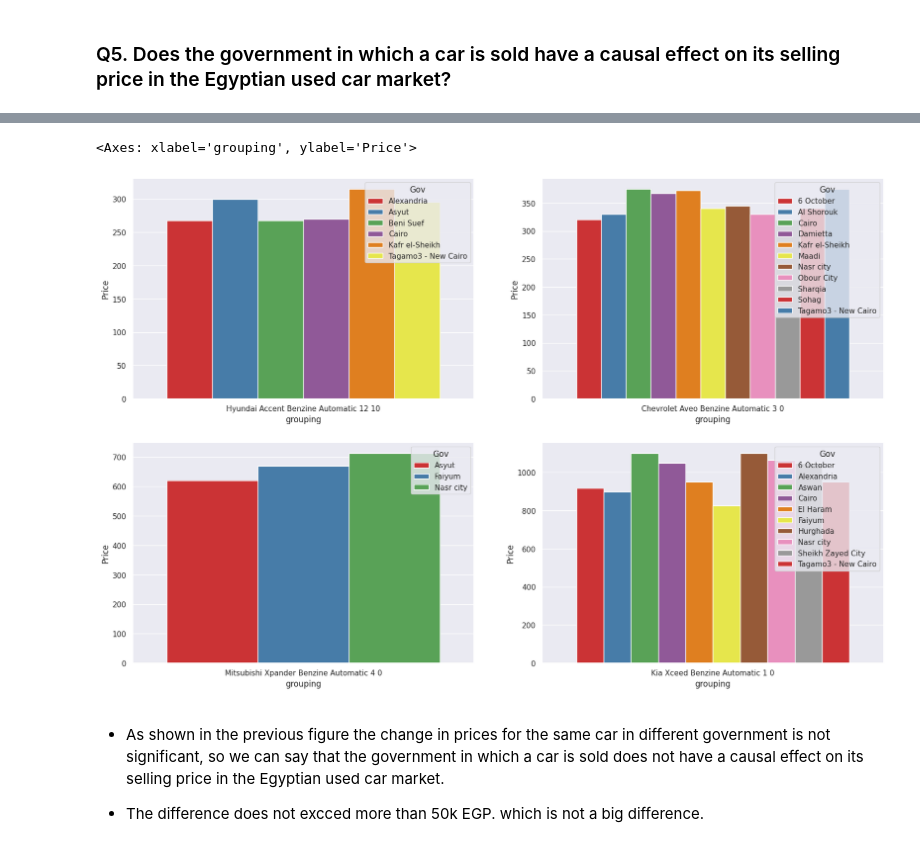
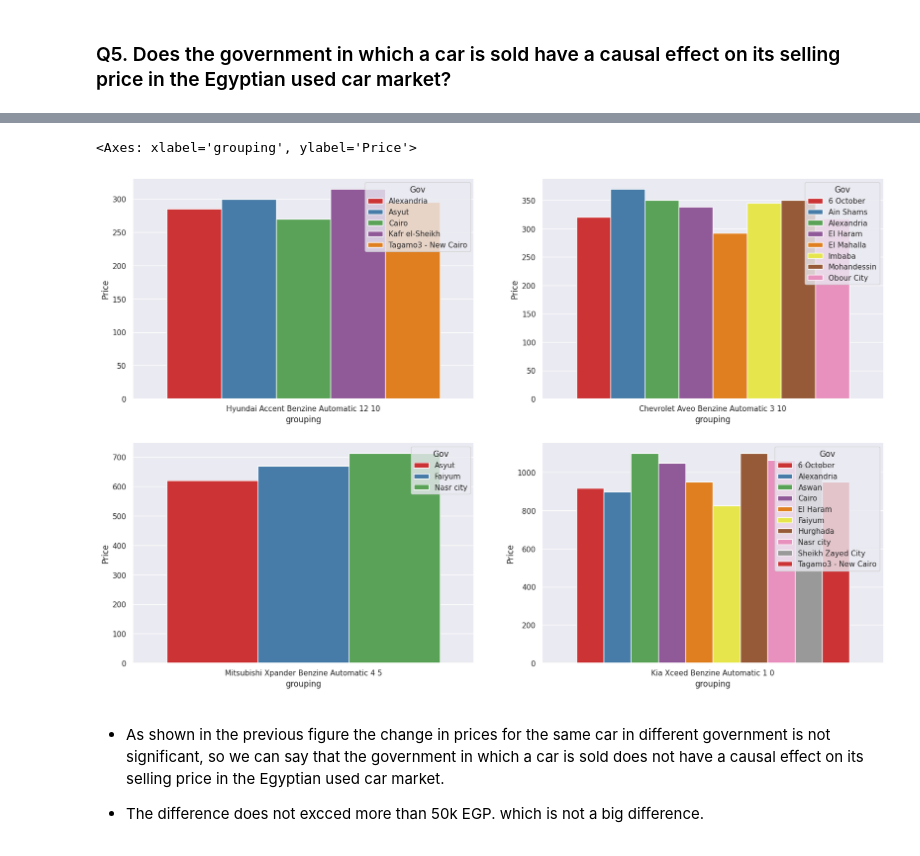
Before and after one commit to Yousif-Ahmed/Sayarty, a Jupyter notebook: Sayarty.ipynb, the cells around one changed output, grey strips where cells are left out. Saved outputs shown, nothing was run; the diff lists cells and outputs as text; code cells hidden in the pictures.

Commit message:
Fix Kilometers group range

```diff
--- a/Sayarty.ipynb
+++ b/Sayarty.ipynb
@@ -593,7 +593,7 @@ Correlation coefficient: -0.25
 # Add kilometers group column to dataframe
 # In order to group the cars that have approximately the same kilometers (+- 10000)
 
-bin_size = 10
+bin_size = 5
 df_allfilled["Kilometers Group"] = df_allfilled["Kilometers"] // bin_size * bin_size
 df_allfilled["Kilometers Group"].unique()
 # %% [output]
@@ -624,13 +625,13 @@ gov_price[gov_price['Brand'] == 'Kia'].tail(10)
 # %%
 fig, axs = plt.subplots(2, 2, figsize=(20, 13))
 
 sns.categorical.barplot(ax = axs[0,0] ,x='grouping', y='Price', data=gov_price[(gov_price['grouping'] == 'Hyundai Accent Benzine Automatic 12 10')], hue='Gov', palette='Set1')
-sns.categorical.barplot(ax = axs[0,1] , x='grouping', y='Price', data=gov_price[(gov_price['grouping'] == 'Chevrolet Aveo Benzine Automatic 3 0')], hue='Gov', palette='Set1')
-sns.categorical.barplot(ax = axs[1,0] , x='grouping', y='Price', data=gov_price[(gov_price['grouping'] == 'Mitsubishi Xpander Benzine Automatic 4 0')], hue='Gov', palette='Set1')
+sns.categorical.barplot(ax = axs[0,1] , x='grouping', y='Price', data=gov_price[(gov_price['grouping'] == 'Chevrolet Aveo Benzine Automatic 3 10')], hue='Gov', palette='Set1')
+sns.categorical.barplot(ax = axs[1,0] , x='grouping', y='Price', data=gov_price[(gov_price['grouping'] == 'Mitsubishi Xpander Benzine Automatic 4 5')], hue='Gov', palette='Set1')
 sns.categorical.barplot(ax = axs[1,1] , x='grouping', y='Price', data=gov_price[(gov_price['grouping'] == 'Kia Xceed Benzine Automatic 1 0')], hue='Gov', palette='Set1')
 # %% [output]
 <Axes: xlabel='grouping', ylabel='Price'>
-[figure, old version]
+[figure, new version]
 # %% [markdown]
 -   As shown in the previous figure the change in prices for the same car in different government is not significant, so we can say that the government in which a car is sold does not have a causal effect on its selling price in the Egyptian used car market.
 
```
Also changed, not shown: parts of 2 cells of this notebook.
